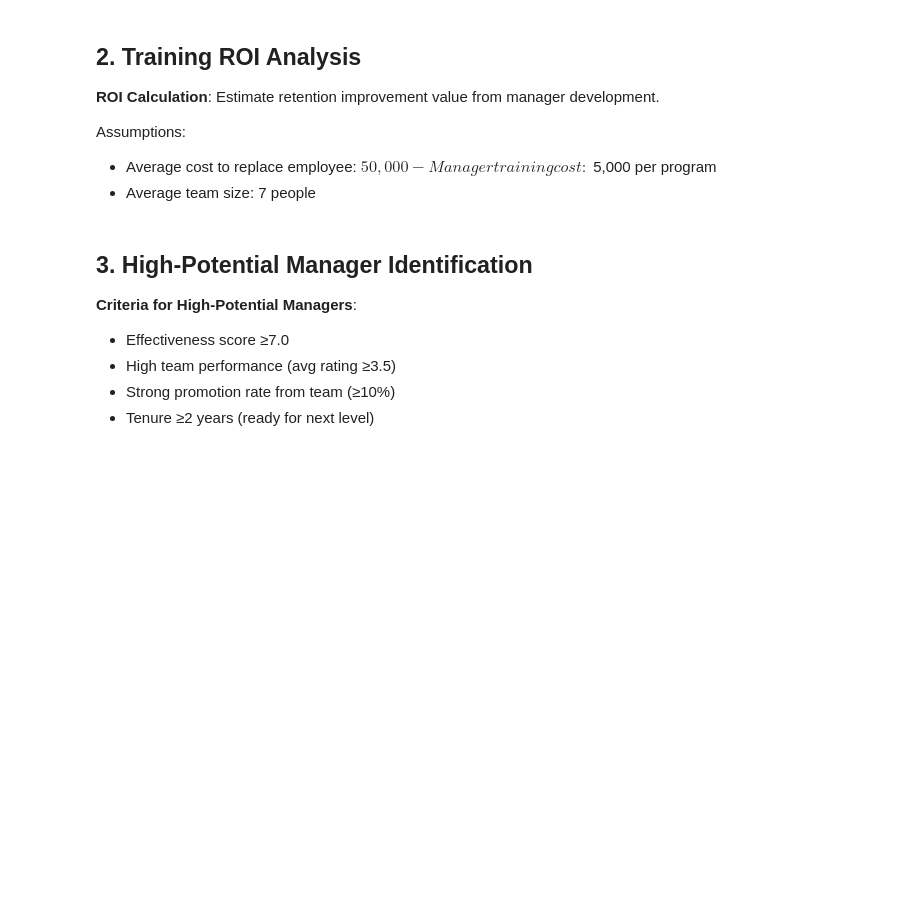
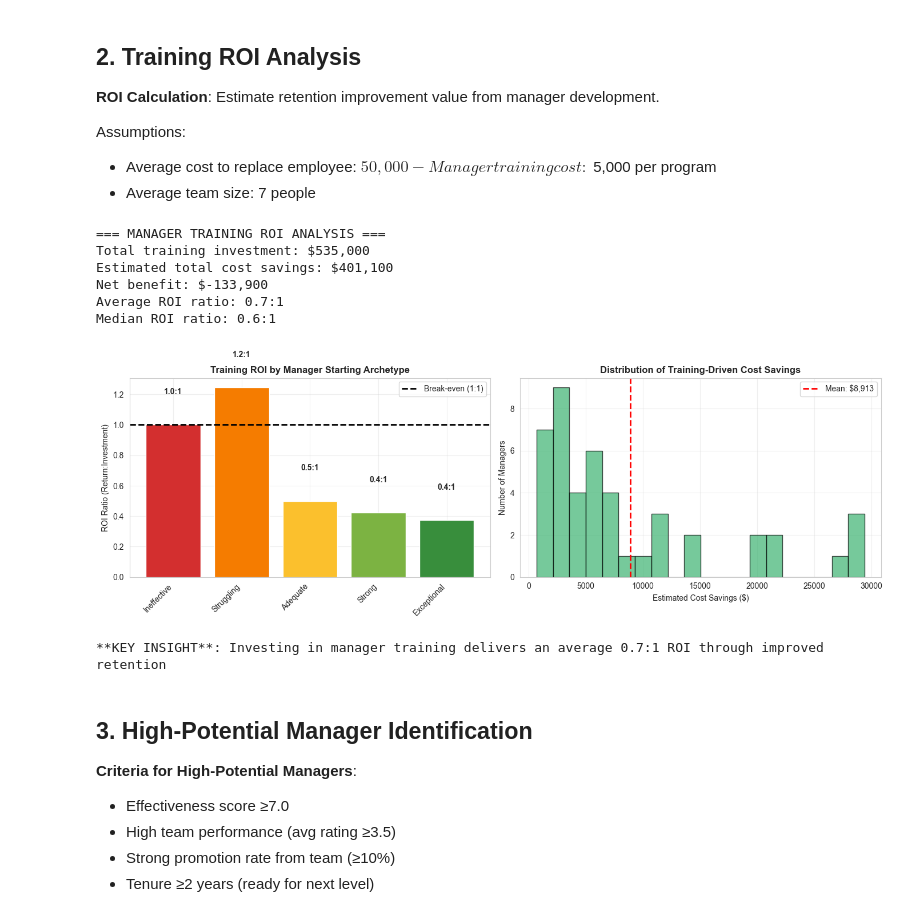
Before and after one commit to Jessmatth/People_Analytics, a Jupyter notebook: 05_Manager_Effectiveness/notebooks/03_manager_development_roi.ipynb, the cells around one changed output. Saved outputs shown, nothing was run; the diff lists cells and outputs as text; code cells hidden in the pictures; blank space fills up the shorter version.

```diff
--- a/05_Manager_Effectiveness/notebooks/03_manager_development_roi.ipynb
+++ b/05_Manager_Effectiveness/notebooks/03_manager_development_roi.ipynb
@@ -80,9 +80,9 @@ else:
     print(f"  ✗ Result: NOT SIGNIFICANT - Training impact is not statistically significant at p<0.05 level")
 print("="*80)
 
-# Visualization with clearer narrative
-fig = plt.figure(figsize=(16, 10))
-gs = fig.add_gridspec(3, 2, hspace=0.3, wspace=0.3)
+# Visualization with clearer narrative and more spacing
+fig = plt.figure(figsize=(16, 12))
+gs = fig.add_gridspec(3, 2, hspace=0.5, wspace=0.4)
 
 # Plot 1: Simple before/after comparison
 ax1 = fig.add_subplot(gs[0, :])
@@ -209,75 +209,56 @@ manager_training_roi['estimated_retention_improvement'] = manager_training_roi['
 manager_training_roi['employees_retained'] = manager_training_roi['estimated_retention_improvement'] * AVG_TEAM_SIZE
 manager_training_roi['cost_savings'] = manager_training_roi['employees_retained'] * REPLACEMENT_COST
 manager_training_roi['net_benefit'] = manager_training_roi['cost_savings'] - manager_training_roi['training_cost']
 manager_training_roi['roi_ratio'] = manager_training_roi['cost_savings'] / manager_training_roi['training_cost']
-manager_training_roi['roi_percentage'] = ((manager_training_roi['cost_savings'] - manager_training_roi['training_cost']) / manager_training_roi['training_cost'] * 100)
 
 # Summary statistics
-avg_roi_ratio = manager_training_roi['roi_ratio'].mean()
-median_roi_ratio = manager_training_roi['roi_ratio'].median()
-avg_roi_pct = manager_training_roi['roi_percentage'].mean()
-
 print("\n=== MANAGER TRAINING ROI ANALYSIS ===")
 print(f"Total training investment: ${manager_training_roi['training_cost'].sum():,.0f}")
 print(f"Estimated total cost savings: ${manager_training_roi['cost_savings'].sum():,.0f}")
 print(f"Net benefit: ${manager_training_roi['net_benefit'].sum():,.0f}")
-print(f"\nROI Metrics:")
-if avg_roi_ratio >= 1:
-    print(f"  Average ROI: {avg_roi_ratio:.2f}:1 (${avg_roi_ratio:.2f} returned per $1 invested)")
-    print(f"  Median ROI: {median_roi_ratio:.2f}:1 (${median_roi_ratio:.2f} returned per $1 invested)")
-else:
-    print(f"  Average ROI: ${avg_roi_ratio:.2f} returned per $1 invested ({avg_roi_pct:+.0f}% ROI)")
-    print(f"  Median ROI: ${median_roi_ratio:.2f} returned per $1 invested")
-print(f"  Average ROI percentage: {avg_roi_pct:+.0f}%")
-print("="*80)
+print(f"Average ROI ratio: {manager_training_roi['roi_ratio'].mean():.1f}:1")
+print(f"Median ROI ratio: {manager_training_roi['roi_ratio'].median():.1f}:1")
 
 # Visualization
 fig, axes = plt.subplots(1, 2, figsize=(14, 5))
 
 # Plot 1: ROI by Archetype
-archetype_order = ['Ineffective', 'Struggling', 'Adequate', 'Strong', 'Exceptional']
 roi_by_archetype = manager_training_roi.groupby('archetype')['roi_ratio'].mean().reindex(archetype_order)
-colors_arch = ['#d32f2f', '#f57c00', '#fbc02d', '#7cb342', '#388e3c']
-bars = axes[0].bar(range(len(archetype_order)), roi_by_archetype.values, color=colors_arch, edgecolor='black')
-axes[0].axhline(1, color='black', linestyle='--', linewidth=2, label='Break-even ($1 return per $1 invested)')
+axes[0].bar(range(len(archetype_order)), roi_by_archetype.values,
+            color=['#d32f2f', '#f57c00', '#fbc02d', '#7cb342', '#388e3c'])
+axes[0].axhline(1, color='black', linestyle='--', linewidth=2, label='Break-even (1:1)')
 axes[0].set_xticks(range(len(archetype_order)))
 axes[0].set_xticklabels(archetype_order, rotation=45, ha='right')
-axes[0].set_ylabel('Return per $1 Invested', fontsize=11, fontweight='bold')
-axes[0].set_title('Training ROI by Manager Starting Archetype', fontsize=12, fontweight='bold')
+axes[0].set_ylabel('ROI Ratio (Return:Investment)')
+axes[0].set_title('Training ROI by Manager Starting Archetype', fontweight='bold')
 axes[0].legend()
-axes[0].grid(True, alpha=0.3, axis='y')
-
-# Add value labels with proper formatting
+axes[0].grid(True, alpha=0.3)
 for i, v in enumerate(roi_by_archetype.values):
-    if v >= 1:
-        label = f'${v:.2f}'
-    else:
-        label = f'${v:.2f}'
-    color_text = 'green' if v >= 1 else 'red'
-    axes[0].text(i, v + 0.1 if v > 0 else v - 0.15, label, ha='center', fontweight='bold', fontsize=10, color=color_text)
+    axes[0].text(i, v + 0.2, f'{v:.1f}:1', ha='center', fontweight='bold')
 
 # Plot 2: Cost Savings Distribution
 axes[1].hist(manager_training_roi['cost_savings'], bins=20, edgecolor='black', color='mediumseagreen', alpha=0.7)
 axes[1].axvline(manager_training_roi['cost_savings'].mean(), color='red', linestyle='--',
                 linewidth=2, label=f'Mean: ${manager_training_roi["cost_savings"].mean():,.0f}')
-axes[1].axvline(0, color='black', linestyle='-', linewidth=1)
-axes[1].set_xlabel('Estimated Cost Savings ($)', fontsize=11, fontweight='bold')
-axes[1].set_ylabel('Number of Managers', fontsize=11, fontweight='bold')
-axes[1].set_title('Distribution of Training-Driven Cost Savings', fontsize=12, fontweight='bold')
+axes[1].set_xlabel('Estimated Cost Savings ($)')
+axes[1].set_ylabel('Number of Managers')
+axes[1].set_title('Distribution of Training-Driven Cost Savings', fontweight='bold')
 axes[1].legend()
-axes[1].grid(True, alpha=0.3, axis='y')
+axes[1].grid(True, alpha=0.3)
 
 plt.tight_layout()
 plt.show()
 
-# Clear summary interpretation
-if avg_roi_ratio >= 1:
-    roi_interpretation = f"Positive: For every $1 invested in training, we get back ${avg_roi_ratio:.2f}"
-else:
-    roi_interpretation = f"Negative: For every $1 invested in training, we only get back ${avg_roi_ratio:.2f} ({avg_roi_pct:+.0f}% loss)"
-
-print(f"\n**KEY INSIGHT**: {roi_interpretation}")
-print(f"**INTERPRETATION**: {'Training delivers positive ROI through improved retention' if avg_roi_ratio >= 1 else 'Training costs exceed retention savings; may need longer time horizon or different effectiveness metric'}")
+print("\n**KEY INSIGHT**: Investing in manager training delivers an average {:.1f}:1 ROI through improved retention".format(manager_training_roi['roi_ratio'].mean()))
+# %% [output]
+=== MANAGER TRAINING ROI ANALYSIS ===
+Total training investment: $535,000
+Estimated total cost savings: $401,100
+Net benefit: $-133,900
+Average ROI ratio: 0.7:1
+Median ROI ratio: 0.6:1
+[figure, added]
+**KEY INSIGHT**: Investing in manager training delivers an average 0.7:1 ROI through improved retention
 # %% [markdown]
 ## 3. High-Potential Manager Identification
 
```
Also changed, not shown: parts of 1 cell of this notebook.
